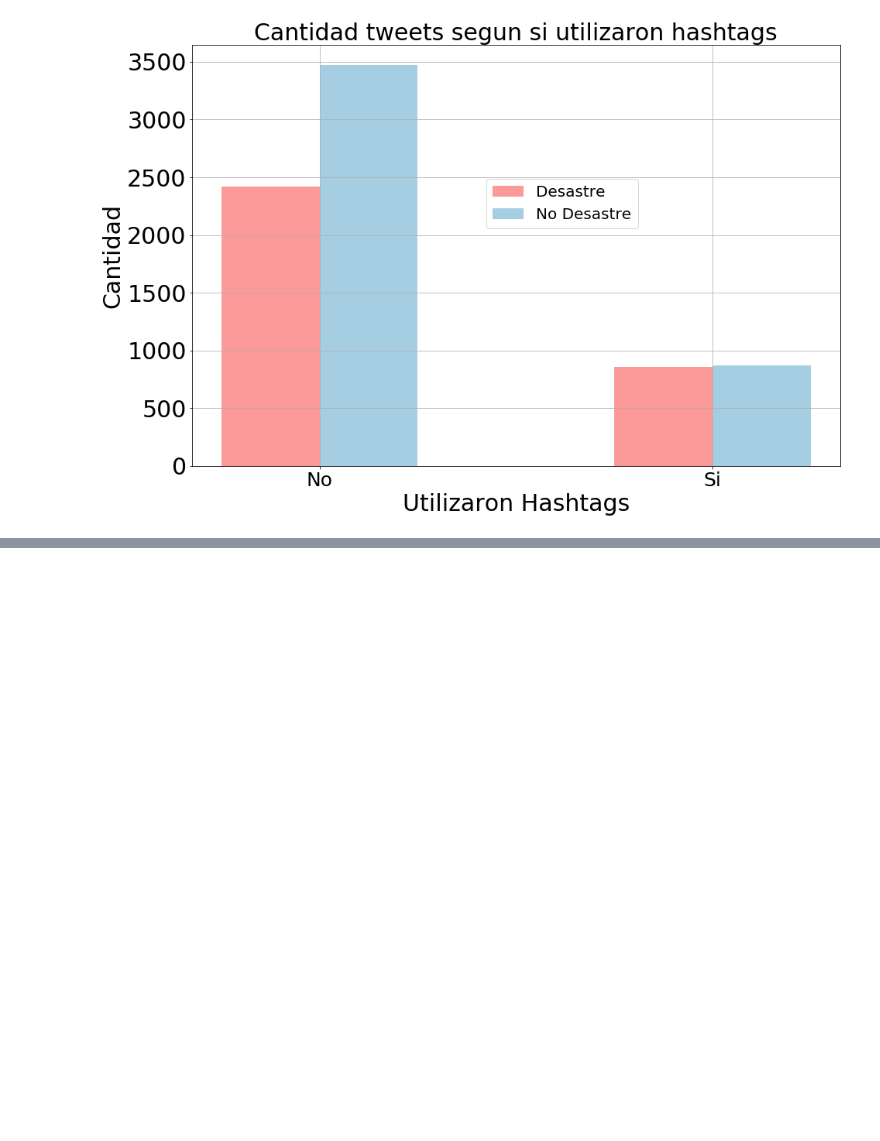
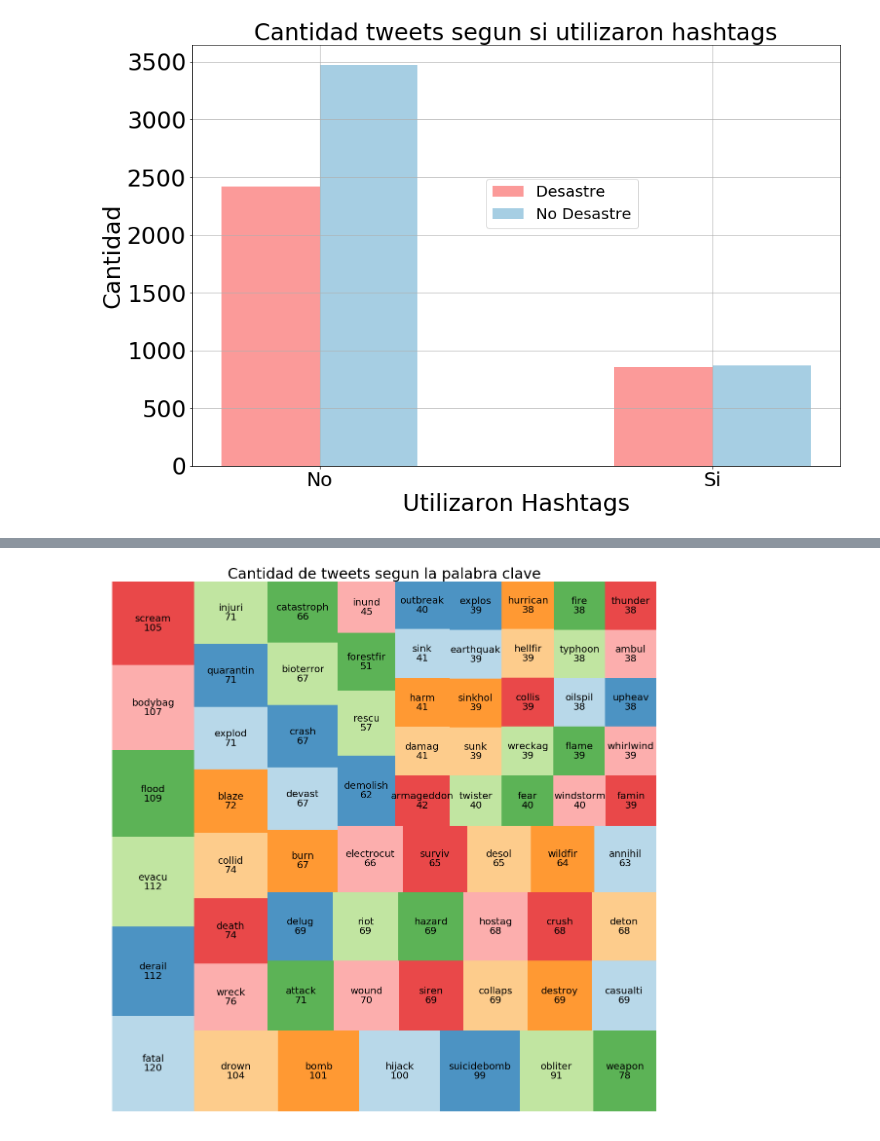
Before and after one commit to FranciscoGauna/TP1-Datos, a Jupyter notebook: Analisis-Kev.ipynb, the cells around one changed output, grey strips where cells are left out. Saved outputs shown, nothing was run; the diff lists cells and outputs as text; code cells hidden in the pictures; blank space fills up the shorter version.

```diff
--- a/Analisis-Kev.ipynb
+++ b/Analisis-Kev.ipynb
@@ -349,0 +370,20 @@ plt.show()
+# %%
+palabras_clave['keyword']=palabras_clave['keyword'].apply(limpiar_keyword)
+# %%
+palabras_clave['cantidad']=1
+# %%
+cant_palabras_clave=palabras_clave.groupby('keyword').agg({'cantidad':'sum'}).reset_index()
+# %%
+cant_palabras_clave.sort_values('cantidad',ascending=False,inplace=True)
+# %%
+plt.figure(figsize=[20,20])
+plt.style.use('ggplot')
+squarify.plot(sizes=cant_palabras_clave[cant_palabras_clave['cantidad']>=38]['cantidad'], label=cant_palabras_clave[cant_palabras_clave['cantidad']>=38]['keyword'],
+              alpha=.8 ,color=plt.cm.Paired(np.arange(8)),value=cant_palabras_clave[cant_palabras_clave['cantidad']>=38]['cantidad'],
+             text_kwargs={'fontsize':20})
+plt.title('Cantidad de tweets segun la palabra clave',size=30)
+plt.axis('off')
+plt.savefig("cantidad_tweets_palabra_clave_0.png",bbox_inches='tight')
+plt.show()
+# %% [output]
+[figure, added]
```
Also changed, not shown: parts of 16 cells of this notebook, 1 other file.
